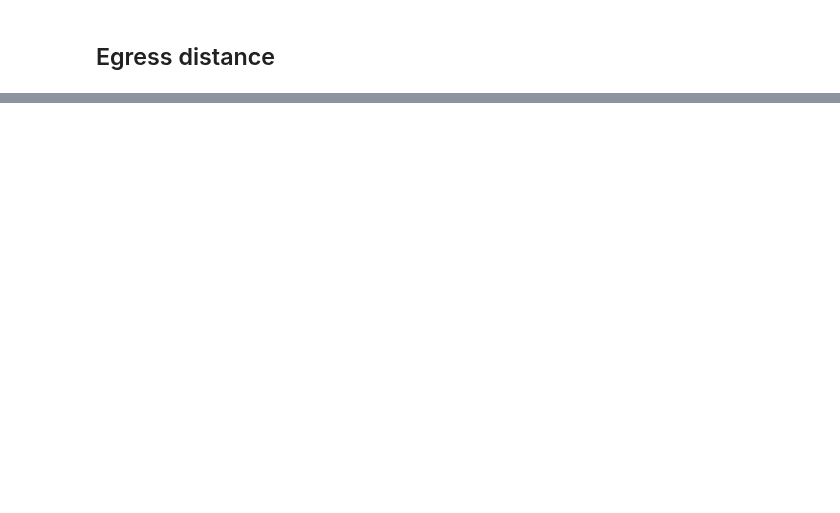
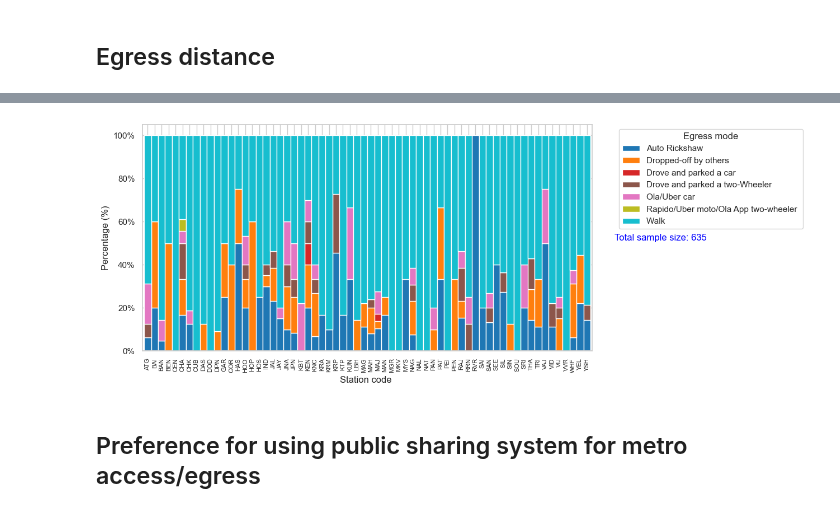
Before and after one commit to Gavaskar24/Metro, a Jupyter notebook: research/Report_plots.ipynb, the cells around one changed output, grey strips where cells are left out. Saved outputs shown, nothing was run; the diff lists cells and outputs as text; code cells hidden in the pictures; blank space fills up the shorter version.

```diff
--- a/research/Report_plots.ipynb
+++ b/research/Report_plots.ipynb
@@ -882,0 +1078,31 @@ plt.show()
+# %%
+grouped = df.groupby(['2d', '11']).size().unstack().div(df.groupby('2d').size(), axis=0)
+
+# Plotting the stacked bar chart
+fig, ax = plt.subplots(figsize=(13, 5))
+grouped.plot(kind='bar', stacked=True, colormap='tab10', ax=ax,width=1)
+plt.xlabel('Station code ')
+plt.ylabel('Percentage (%)')
+plt.xticks(fontsize=8, rotation=90)
+# Formatting y-axis ticks as percentages
+ax.yaxis.set_major_formatter(plt.FuncFormatter(lambda x, _: f'{x * 100:.0f}%'))
+
+# adjust the size of xticks
+
+
+# Customize legend and move it outside the plot
+legend = ax.legend(title='Egress mode', bbox_to_anchor=(1.05, 1), loc='upper left')
+
+# Add the size of the DataFrame under the legend in blue color
+df_size_text = f'Total sample size: {len(df)}'
+plt.text(1.05, 0.5, df_size_text, transform=ax.transAxes, color='blue', fontsize=12, va='center', ha='left')
+
+# Show the plot
+plt.tight_layout()
+plt.show()
+# %% [output]
+[figure, added]
+# %%
+display(HTML(f"<h2>Preference for using public sharing system for metro access/egress</h2>"))
+# %% [output]
+Preference for using public sharing system for metro access/egress
```
Also changed, not shown: parts of 29 cells of this notebook, 1 other file.
